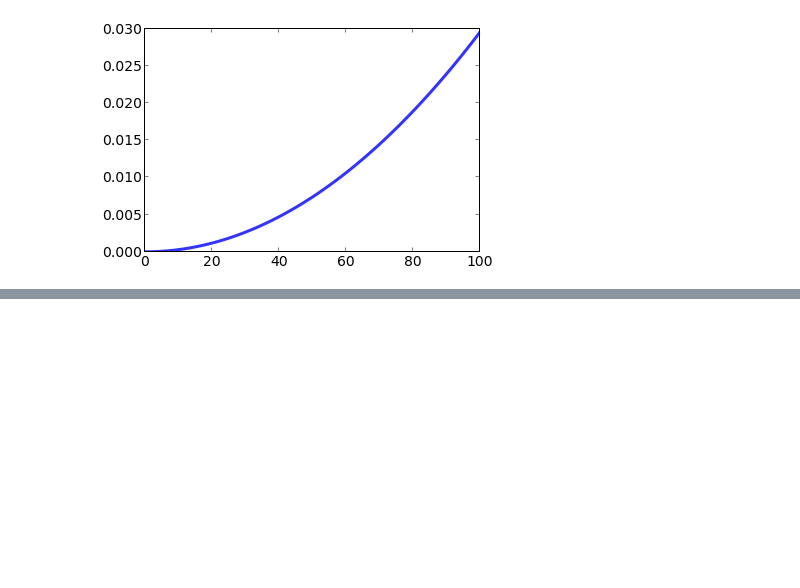
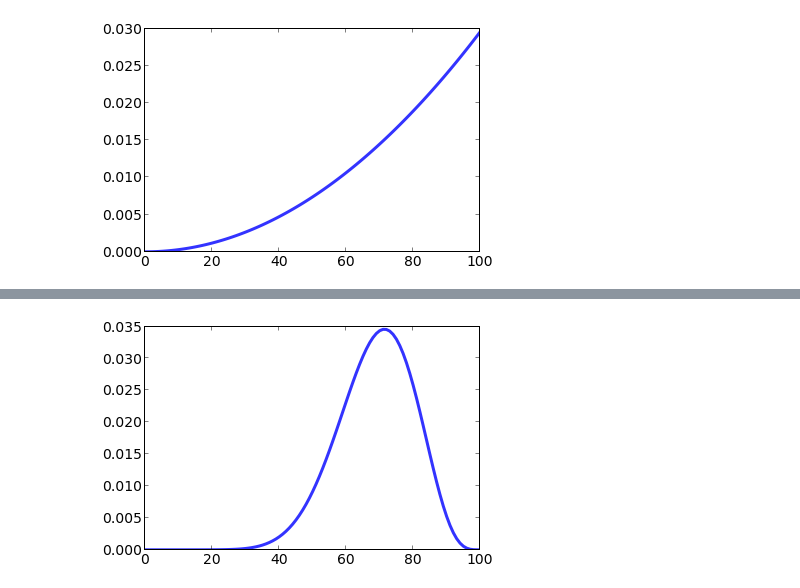
Before and after one commit to fperez/bayestut, a Jupyter notebook: Bayes-1.ipynb, the cells around one changed output, grey strips where cells are left out. Cells and saved outputs as stored; diff of their text form; code cells hidden in the pictures; blank space fills up the shorter version.

```diff
--- a/Bayes-1.ipynb
+++ b/Bayes-1.ipynb
@@ -212,0 +218,6 @@ myplot.Pmf(suite)
+# %%
+for outocme in 'HHHHHHHHTTT':
+    suite.Update(outocme)
+myplot.Pmf(suite)
+# %% [output]
+[figure, added]
```
Also changed, not shown: parts of 2 cells of this notebook.
